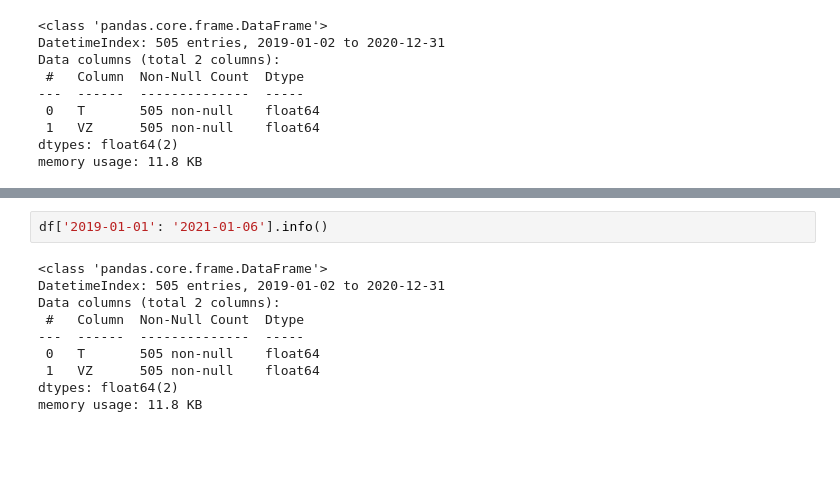
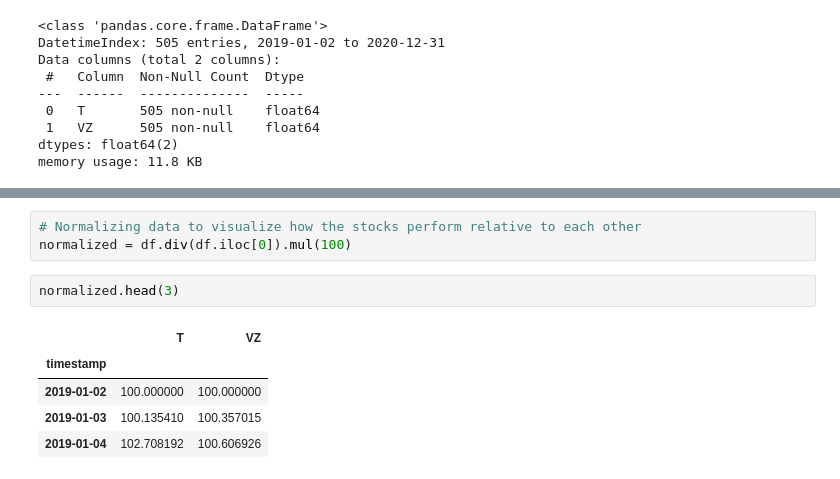
Before and after one commit to pallabee/Time-Series-for-Stock-Price-Prediction, a Jupyter notebook: data preparation/data_extraction.ipynb, the cells around one changed output, grey strips where cells are left out. Cells and saved outputs as stored; diff of their text form; blank space fills up the shorter version.

```diff
--- a/data preparation/data_extraction.ipynb
+++ b/data preparation/data_extraction.ipynb
@@ -38,12 +39,11 @@ plt.show()
-# %%
-df['2019-01-01': '2021-01-06'].info()
-# %% [output]
-<class 'pandas.core.frame.DataFrame'>
-DatetimeIndex: 505 entries, 2019-01-02 to 2020-12-31
-Data columns (total 2 columns):
- #   Column  Non-Null Count  Dtype
----  ------  --------------  -----
- 0   T       505 non-null    float64
- 1   VZ      505 non-null    float64
-dtypes: float64(2)
-memory usage: 11.8 KB
+# %%
+# Normalizing data to visualize how the stocks perform relative to each other
+normalized = df.div(df.iloc[0]).mul(100)
+# %%
+normalized.head(3)
+# %% [output]
+|  | T | VZ |
+| timestamp |  |  |
+| 2019-01-02 | 100.000000 | 100.000000 |
+| 2019-01-03 | 100.135410 | 100.357015 |
+| 2019-01-04 | 102.708192 | 100.606926 |
```
Also changed, not shown: parts of 8 cells of this notebook.
